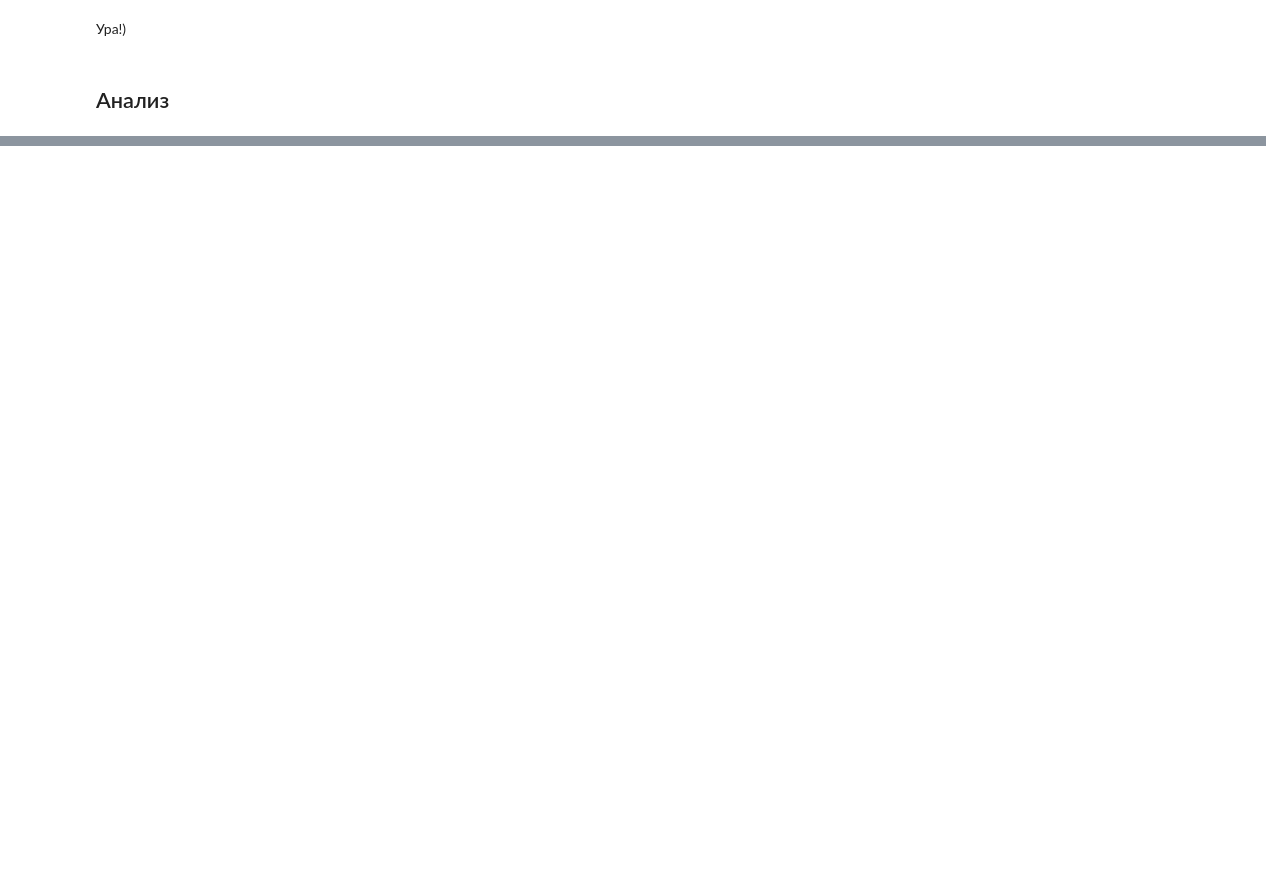
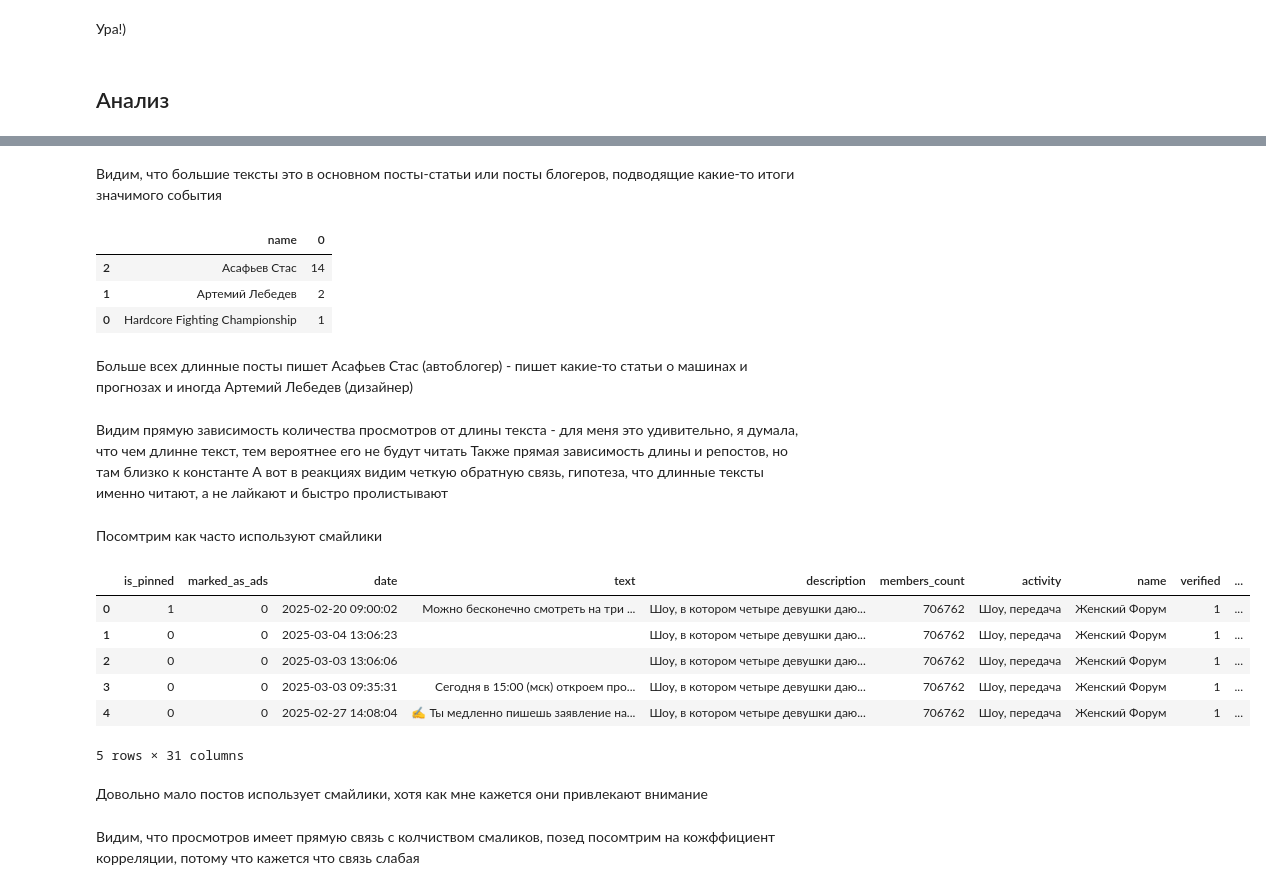
Before and after one commit to Zaides01/GP2, a Jupyter notebook: EDA/wall_EDA.ipynb, the cells around one changed output, grey strips where cells are left out. Cells and saved outputs as stored; diff of their text form; code cells hidden in the pictures; blank space fills up the shorter version.

```diff
--- a/EDA/wall_EDA.ipynb
+++ b/EDA/wall_EDA.ipynb
@@ -83,7 +90,7 @@ df['date'] = pd.to_datetime(df['date'], unit='s')
 # %%
 df['can_like'] = df['likes'].apply(lambda x: eval(x).get('can_like'))
 df['can_repost'] = df['likes'].apply(lambda x: int(not eval(x).get('repost_disabled')))
-df['likes_cnt'] = df['likes'].apply(lambda x: eval(x).get('count'))
+df['reactions_cnt'] = df['likes'].apply(lambda x: eval(x).get('count'))
 # %% [markdown]
 Можно заметить, что поле с реакциями имеет разный формат, тут придется помучиться, чтобы хорошо преобразовать
 # %%
@@ -101,7 +108,7 @@ def parse_reactions(row):
     result = {}
 
     if isinstance(reactions, list):
-        result['Лайк'] = row['likes_cnt']
+        result['Лайк'] = row['reactions_cnt']
 
     elif isinstance(reactions, dict):
         items = reactions.get('items', [])
@@ -141,9 +148,9 @@ df['is_site'] = df['site'].apply(lambda x: 0 if pd.isna(x) else 1)
 # %% [markdown]
 Удаляем айдишники, так как для анализа они не нужны, а имена сообществ у нас уникальные сами по себе, также удалим короткое название сообщества и поля, которые мы преобразовали
 # %%
-df.drop(columns=['comments' , 'attachments'      , 'from_id', 'id_x'     , 'owner_id'   ,
-                 'id_y'     , 'screen_name'      , 'likes'  , 'likes_cnt', 'post_source',
-                 'reactions', 'reactions_types'  , 'reposts', 'views'    , 'check_sign' ,
+df.drop(columns=['comments' , 'attachments'      , 'from_id', 'id_x'      , 'owner_id'   ,
+                 'id_y'     , 'screen_name'      , 'likes'  , 'check_sign', 'post_source',
+                 'reactions', 'reactions_types'  , 'reposts', 'views'     ,
                  'status'   , 'donut_miniapp_url', 'site'   ,], inplace=True)
 # %%
 df.head()
@@ -219,0 +231,5 @@ dtype: int64
+# %%
+df['text_length'] = df['text'].apply(lambda x: len(x.split()))
+
+fig = px.histogram(df, x="text_length", nbins=100)
+fig.show()
@@ -219,0 +260,11 @@ dtype: int64
+# %% [markdown]
+Видим, что большие тексты это в основном посты-статьи или посты блогеров, подводящие какие-то итоги значимого события
+# %%
+df[df['text_length'] > 250].groupby('name').size().reset_index().sort_values(0, ascending=False)
+# %% [output]
+|  | name | 0 |
+| 2 | Асафьев Стас | 14 |
+| 1 | Артемий Лебедев | 2 |
+| 0 | Hardcore Fighting Championship | 1 |
+# %% [markdown]
+Больше всех длинные посты пишет Асафьев Стас (автоблогер) - пишет какие-то статьи о машинах и прогнозах и иногда Артемий Лебедев (дизайнер)
@@ -219,0 +289,31 @@ dtype: int64
+# %% [markdown]
+Видим прямую зависимость количества просмотров от длины текста - для меня это удивительно, я думала, что чем длинне текст, тем вероятнее его не будут читать
+Также прямая зависимость длины и репостов, но там близко к константе
+А вот в реакциях видим четкую обратную связь, гипотеза, что длинные тексты именно читают, а не лайкают и быстро пролистывают
+# %% [markdown]
+Посомтрим как часто используют смайлики
+# %%
+def count_emojis(text):
+    emoji_pattern = re.compile(
+        "["
+        "\U0001F600-\U0001F64F"
+        "\U0001F300-\U0001F5FF"
+        "\U0001F680-\U0001F6FF"
+        "\U0001F1E0-\U0001F1FF"
+        "\U00002702-\U000027B0"
+        "\U000024C2-\U0001F251"
+        "]+",
+        flags=re.UNICODE
+    )
+    return len(emoji_pattern.findall(text))
+
+df['emoji_count'] = df['text'].apply(count_emojis)
+df.head()
+# %% [output]
+|  | is_pinned | marked_as_ads | date | text | description | members_count | activity | name | verified | ... |
+| 0 | 1 | 0 | 2025-02-20 09:00:02 | Можно бесконечно смотреть на три ... | Шоу, в котором четыре девушки даю... | 706762 | Шоу, передача | Женский Форум | 1 | ... |
+| 1 | 0 | 0 | 2025-03-04 13:06:23 |  | Шоу, в котором четыре девушки даю... | 706762 | Шоу, передача | Женский Форум | 1 | ... |
+| 2 | 0 | 0 | 2025-03-03 13:06:06 |  | Шоу, в котором четыре девушки даю... | 706762 | Шоу, передача | Женский Форум | 1 | ... |
+| 3 | 0 | 0 | 2025-03-03 09:35:31 | Сегодня в 15:00 (мск) откроем про... | Шоу, в котором четыре девушки даю... | 706762 | Шоу, передача | Женский Форум | 1 | ... |
+| 4 | 0 | 0 | 2025-02-27 14:08:04 | ✍ Ты медленно пишешь заявление на... | Шоу, в котором четыре девушки даю... | 706762 | Шоу, передача | Женский Форум | 1 | ... |
+5 rows × 31 columns
@@ -219,0 +323,2 @@ dtype: int64
+# %% [markdown]
+Довольно мало постов использует смайлики, хотя как мне кажется они привлекают внимание
@@ -219,0 +343,2 @@ dtype: int64
+# %% [markdown]
+Видим, что просмотров имеет прямую связь с колчиством смаликов, позед посомтрим на кожффициент корреляции, потому что кажется что связь слабая
```
Also changed, not shown: parts of 24 cells of this notebook, 1 other file.
